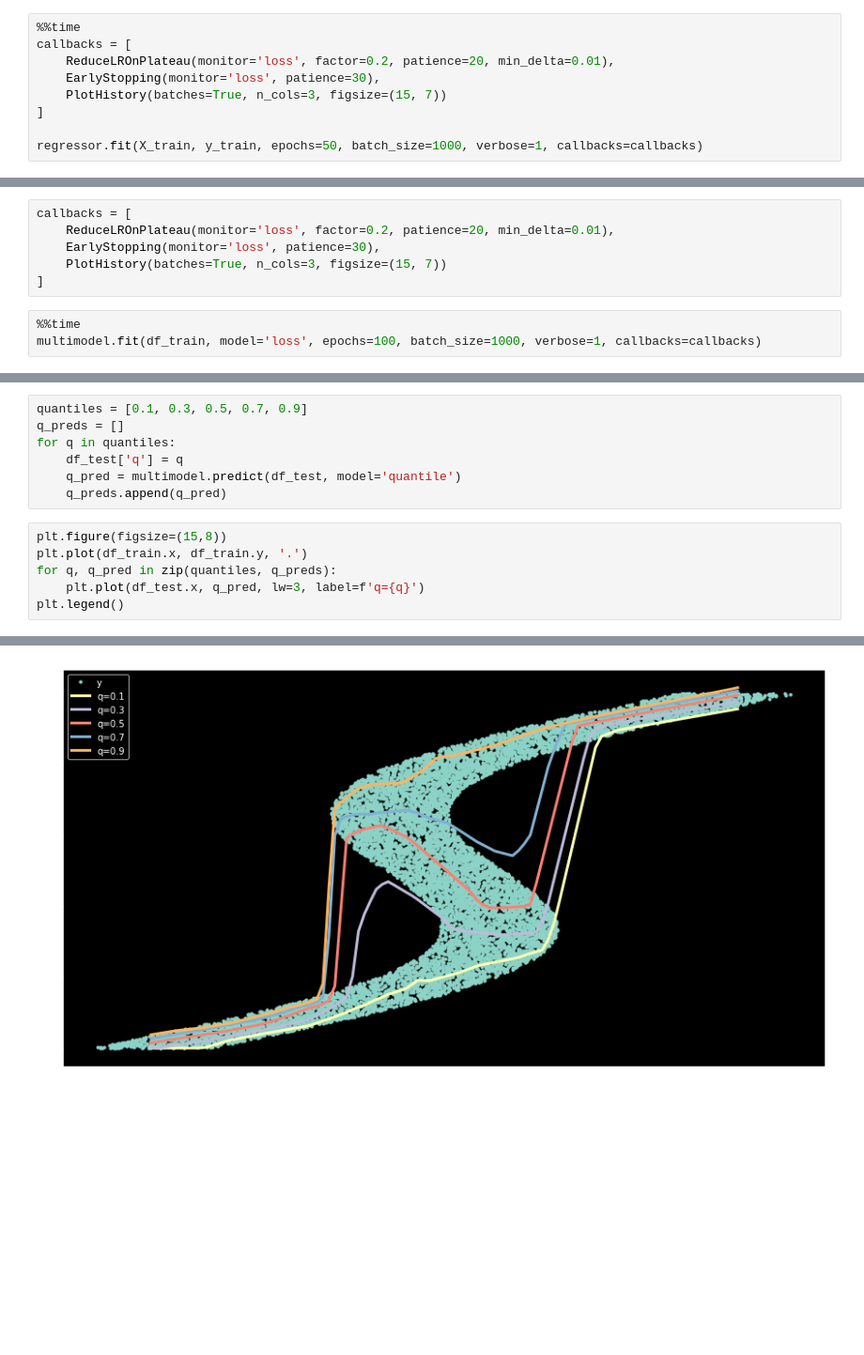
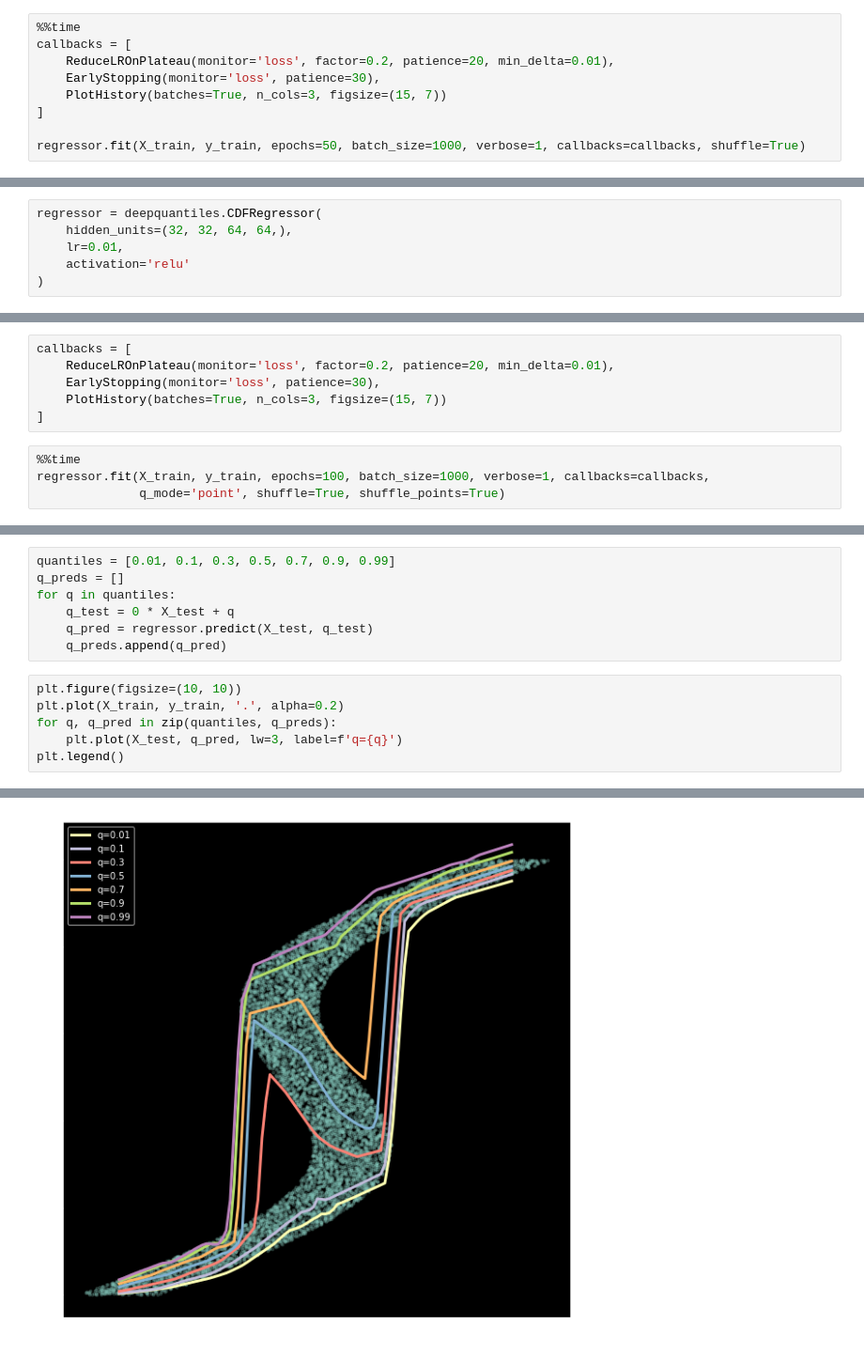
Before and after one commit to ig248/deepquantiles, a Jupyter notebook: notebooks/nn-quantiles-bishop-data.ipynb, the cells around one changed output, grey strips where cells are left out. Shown at 94% size. Saved outputs shown, nothing was run; the diff lists cells and outputs as text; blank space fills up the shorter version.

```diff
--- a/notebooks/nn-quantiles-bishop-data.ipynb
+++ b/notebooks/nn-quantiles-bishop-data.ipynb
@@ -60,5 +65,5 @@ callbacks = [
     PlotHistory(batches=True, n_cols=3, figsize=(15, 7))
 ]
 
-regressor.fit(X_train, y_train, epochs=50, batch_size=1000, verbose=1, callbacks=callbacks)
+regressor.fit(X_train, y_train, epochs=50, batch_size=1000, verbose=1, callbacks=callbacks, shuffle=True)
 # %% [output]
@@ -186,0 +99,6 @@ df_train.head(3)
+# %%
+regressor = deepquantiles.CDFRegressor(
+    hidden_units=(32, 32, 64, 64,),
+    lr=0.01,
+    activation='relu'
+)
@@ -192,5 +118,6 @@ callbacks = [
 ]
 # %%
 %%time
-multimodel.fit(df_train, model='loss', epochs=100, batch_size=1000, verbose=1, callbacks=callbacks)
+regressor.fit(X_train, y_train, epochs=100, batch_size=1000, verbose=1, callbacks=callbacks,
+              q_mode='point', shuffle=True, shuffle_points=True)
 # %% [output]
@@ -200,16 +127,16 @@ Wall time: 60 s
 # %%
-quantiles = [0.1, 0.3, 0.5, 0.7, 0.9]
+quantiles = [0.01, 0.1, 0.3, 0.5, 0.7, 0.9, 0.99]
 q_preds = []
 for q in quantiles:
-    df_test['q'] = q
-    q_pred = multimodel.predict(df_test, model='quantile')
+    q_test = 0 * X_test + q
+    q_pred = regressor.predict(X_test, q_test)
     q_preds.append(q_pred)
 # %%
-plt.figure(figsize=(15,8))
-plt.plot(df_train.x, df_train.y, '.')
+plt.figure(figsize=(10, 10))
+plt.plot(X_train, y_train, '.', alpha=0.2)
 for q, q_pred in zip(quantiles, q_preds):
-    plt.plot(df_test.x, q_pred, lw=3, label=f'q={q}')
+    plt.plot(X_test, q_pred, lw=3, label=f'q={q}')
 plt.legend()
 # %% [output]
 <matplotlib.legend.Legend at 0x...>
-[figure, old version]
+[figure, new version]
```
Also changed, not shown: parts of 28 cells of this notebook.
